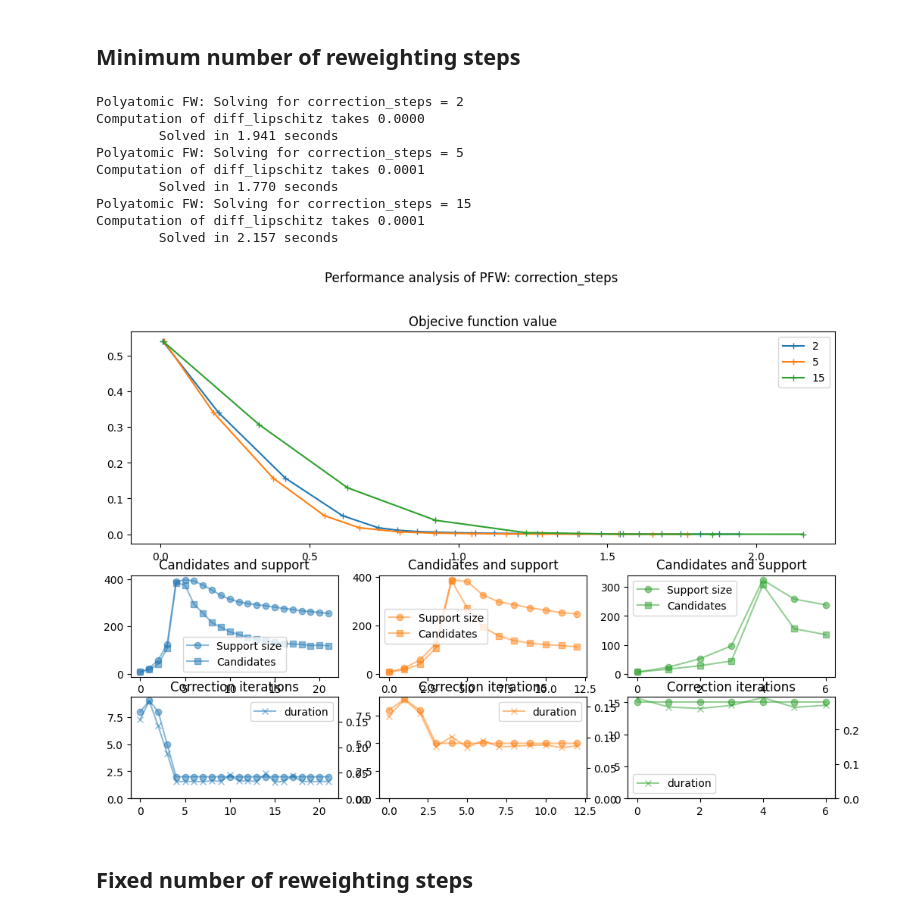
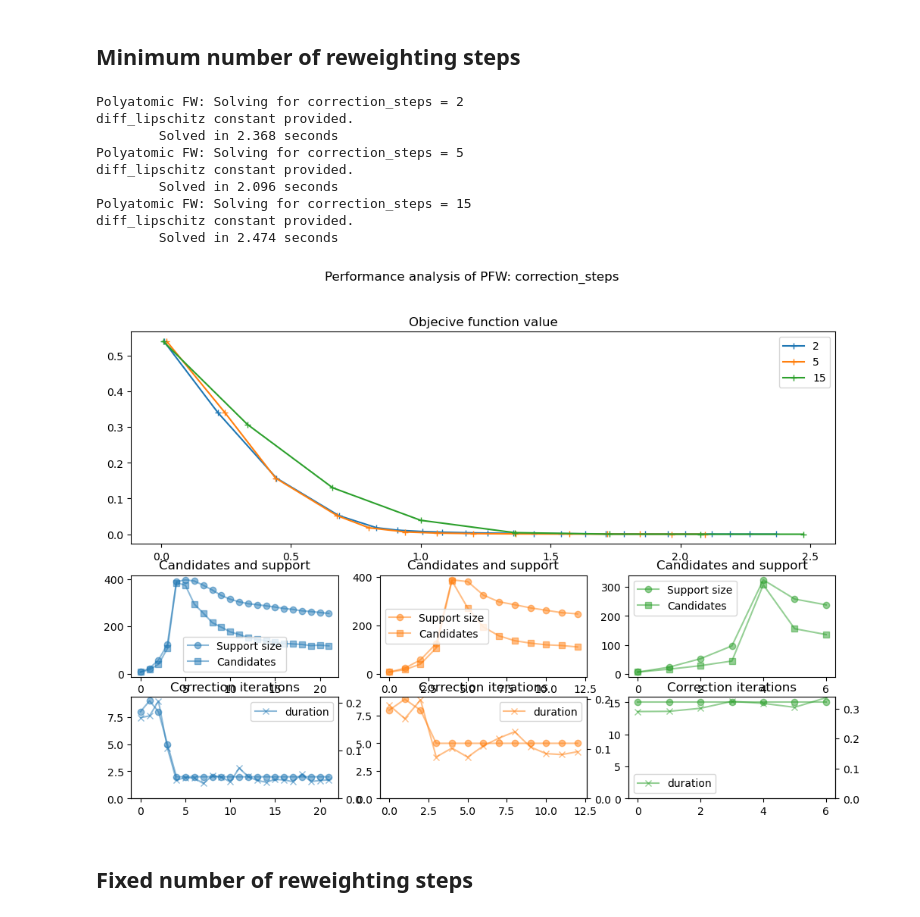
Before and after one commit to AdriaJ/pyfw-lasso, a Jupyter notebook: examples/Example_PFW.ipynb, the cells around one changed output. Cells and saved outputs as stored; diff of their text form; code cells hidden in the pictures.

```diff
--- a/examples/Example_PFW.ipynb
+++ b/examples/Example_PFW.ipynb
@@ -162,7 +162,11 @@ Computation of diff_lipschitz takes 0.0002
 **Comparison with APGD**
 # %%
 # Explicit definition of the objective function for APGD
-data_fid = 0.5 * pycop.SquaredL2Norm().argshift(-measurements) * op
+data_fid = 0.5 * pycop.SquaredL2Norm(dim=op.shape[0]).argshift(-measurements) * op
+regul = lambda_ * pycop.L1Norm()
+
+# Explicit definition of the objective function for APGD
+data_fid = 0.5 * pycop.SquaredL2Norm(dim=op.shape[0]).argshift(-measurements) * op
 # it seems necessary to manually lunch the evaluation of the diff lipschitz constant
 data_fid.diff_lipschitz()
 regul = lambda_ * pycop.L1Norm()
@@ -174,6 +178,7 @@ pgd.fit(
     x0=np.zeros(N, dtype="float64"),
     stop_crit=(min_iter & pgd.default_stop_crit()) | pycos.MaxDuration(t=dt.timedelta(seconds=tmax)),
     track_objective=True,
+    tau=1/lip**2
 )
 data_apgd, hist_apgd = pgd.stats()
 time_pgd = time.time() - start
@@ -329,7 +334,7 @@ solvers = []
 ds = []
 hs = []
 for elem in l:
-    solver = pyfw.PolyatomicFWforLasso(
+    solver = pyfwl.PFWLasso(
         measurements,
         op,
         lambda_,
@@ -343,7 +348,7 @@ for elem in l:
     solvers.append(solver)
 
     print("Polyatomic FW: Solving for " + key + " = {}".format(elem))
-    solver.fit(stop_crit= stop | track_dcv)
+    solver.fit(stop_crit= stop | track_dcv, diff_lipschitz=lip**2)
     d, h = solver.stats()
     print("\tSolved in {:.3f} seconds".format(h["duration"][-1]))
     ds.append(d)
@@ -371,7 +377,7 @@ solvers = []
 ds = []
 hs = []
 for elem in l:
-    solver = pyfw.PolyatomicFWforLasso(
+    solver = pyfwl.PFWLasso(
         measurements,
         op,
         lambda_,
@@ -385,7 +391,7 @@ for elem in l:
     solvers.append(solver)
 
     print("Polyatomic FW: Solving for " + key + " = {}".format(elem))
-    solver.fit(stop_crit= stop | track_dcv)
+    solver.fit(stop_crit= stop | track_dcv, diff_lipschitz=lip**2)
     d, h = solver.stats()
     print("\tSolved in {:.3f} seconds".format(h["duration"][-1]))
     ds.append(d)
@@ -408,7 +414,7 @@ solvers = []
 ds = []
 hs = []
 for elem in l:
-    solver = pyfw.PolyatomicFWforLasso(
+    solver = pyfwl.PFWLasso(
         measurements,
         op,
         lambda_,
@@ -422,7 +428,7 @@ for elem in l:
     solvers.append(solver)
 
     print("Polyatomic FW: Solving for " + key + " = {}".format(elem))
-    solver.fit(stop_crit= stop | track_dcv)
+    solver.fit(stop_crit= stop | track_dcv, diff_lipschitz=lip**2)
     d, h = solver.stats()
     print("\tSolved in {:.3f} seconds".format(h["duration"][-1]))
     ds.append(d)
@@ -448,40 +454,40 @@ l = [2, 5, 15]
 # %%
 solvers = []
 ds = []
 hs = []
 for elem in l:
-    solver = pyfw.PolyatomicFWforLasso(
+    solver = pyfwl.PFWLasso(
         measurements,
         op,
         lambda_,
         ms_threshold=.7,
         init_correction_prec=.1,
         final_correction_prec=final_correction,
         remove_positions=remove,
         min_correction_steps=elem,
         show_progress=False,
     )
     solvers.append(solver)
 
     print("Polyatomic FW: Solving for " + key + " = {}".format(elem))
-    solver.fit(stop_crit= stop | track_dcv)
+    solver.fit(stop_crit= stop | track_dcv, diff_lipschitz=lip**2)
     d, h = solver.stats()
     print("\tSolved in {:.3f} seconds".format(h["duration"][-1]))
     ds.append(d)
     hs.append(h)
 
 plot_comparison(l, key, solvers, hs)
 # %% [output]
 Polyatomic FW: Solving for correction_steps = 2
-Computation of diff_lipschitz takes 0.0000
-        Solved in 1.941 seconds
+diff_lipschitz constant provided.
+        Solved in 2.368 seconds
 Polyatomic FW: Solving for correction_steps = 5
-Computation of diff_lipschitz takes 0.0001
-        Solved in 1.770 seconds
+diff_lipschitz constant provided.
+        Solved in 2.096 seconds
 Polyatomic FW: Solving for correction_steps = 15
-Computation of diff_lipschitz takes 0.0001
-        Solved in 2.157 seconds
+diff_lipschitz constant provided.
+        Solved in 2.474 seconds
-[figure, old version]
+[figure, new version]
 # %% [markdown]
 ## Fixed number of reweighting steps
 # %%
```
Also changed, not shown: parts of 12 cells of this notebook.
